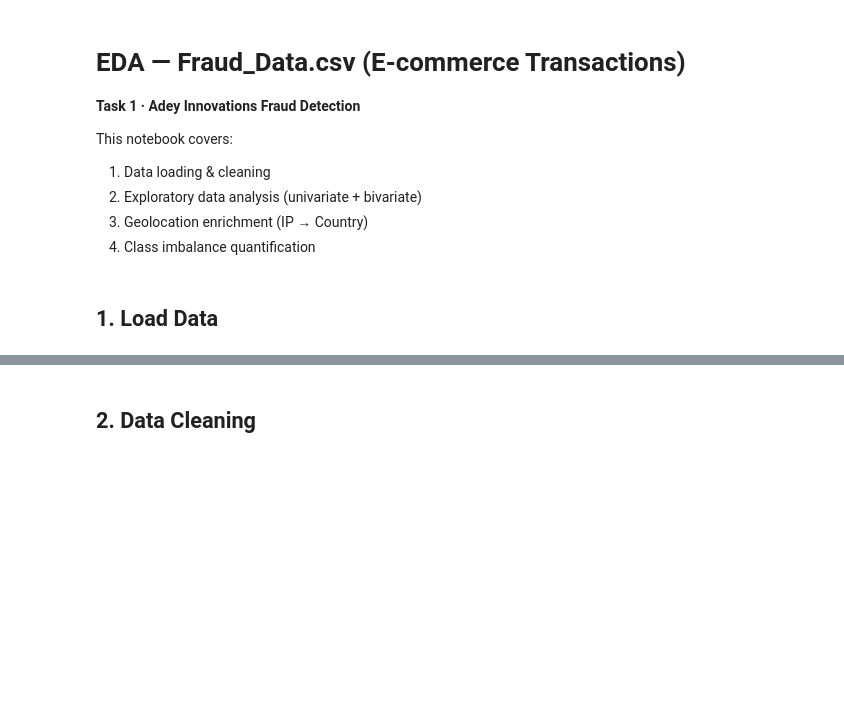
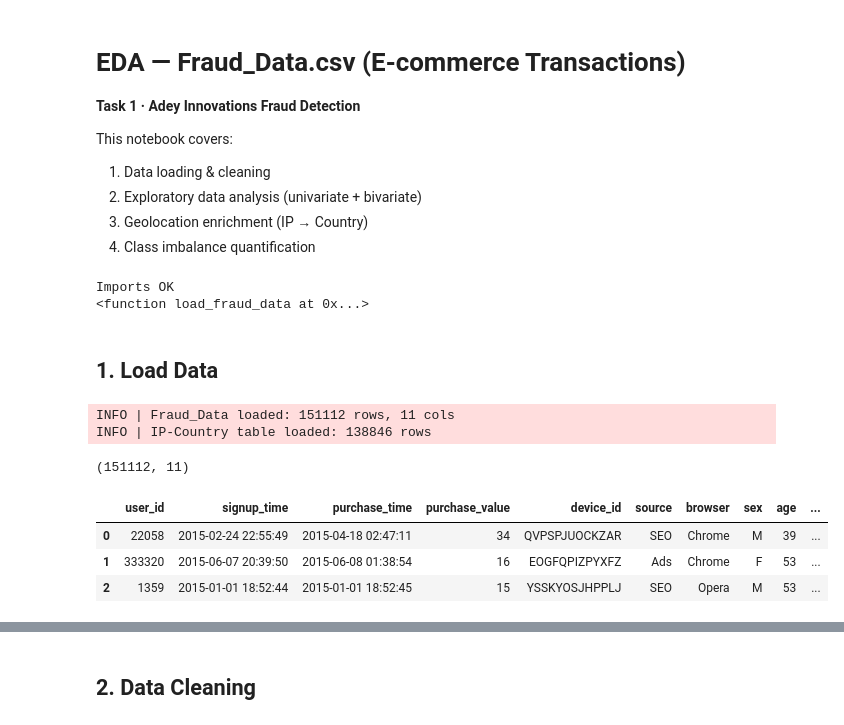
Before and after one commit to tinna21abeba-pixel/fraud-detection-, a Jupyter notebook: fraud detection/notebooks/eda-fraud-data.ipynb, the cells around one changed output, grey strips where cells are left out. Saved outputs shown, nothing was run; the diff lists cells and outputs as text; code cells hidden in the pictures; blank space fills up the shorter version.

```diff
--- a/fraud detection/notebooks/eda-fraud-data.ipynb
+++ b/fraud detection/notebooks/eda-fraud-data.ipynb
@@ -26,15 +26,27 @@ from eda_utils   import (plot_class_imbalance, plot_numeric_distributions,
 
 plt.rcParams.update({'figure.dpi': 110, 'axes.spines.top': False, 'axes.spines.right': False})
 print('Imports OK')
+print(load_fraud_data)
+# %% [output]
+Imports OK
+<function load_fraud_data at 0x...>
 # %% [markdown]
 ## 1. Load Data
 # %%
 DATA_DIR = '../data'
 
-df_raw = load_fraud_data(f'{DATA_DIR}/Fraud_Data .csv')
-df_ip  = load_ip_country(f'{DATA_DIR}/IpAddress_to_Country.csv')
+df_raw =load_fraud_data(f'{DATA_DIR}/raw/Fraud_Data.csv')
+df_ip  = load_ip_country(f'{DATA_DIR}/raw/IpAddress_to_Country.csv')
 
 print(df_raw.shape)
 df_raw.head(3)
+# %% [output]
+INFO | Fraud_Data loaded: 151112 rows, 11 cols
+INFO | IP-Country table loaded: 138846 rows
+(151112, 11)
+|  | user_id | signup_time | purchase_time | purchase_value | device_id | source | browser | sex | age | ... |
+| 0 | 22058 | 2015-02-24 22:55:49 | 2015-04-18 02:47:11 | 34 | QVPSPJUOCKZAR | SEO | Chrome | M | 39 | ... |
+| 1 | 333320 | 2015-06-07 20:39:50 | 2015-06-08 01:38:54 | 16 | EOGFQPIZPYXFZ | Ads | Chrome | F | 53 | ... |
+| 2 | 1359 | 2015-01-01 18:52:44 | 2015-01-01 18:52:45 | 15 | YSSKYOSJHPPLJ | SEO | Opera | M | 53 | ... |
 # %%
 print(df_raw.dtypes)
```
Also changed, not shown: parts of 14 cells of this notebook, 12 other files.
